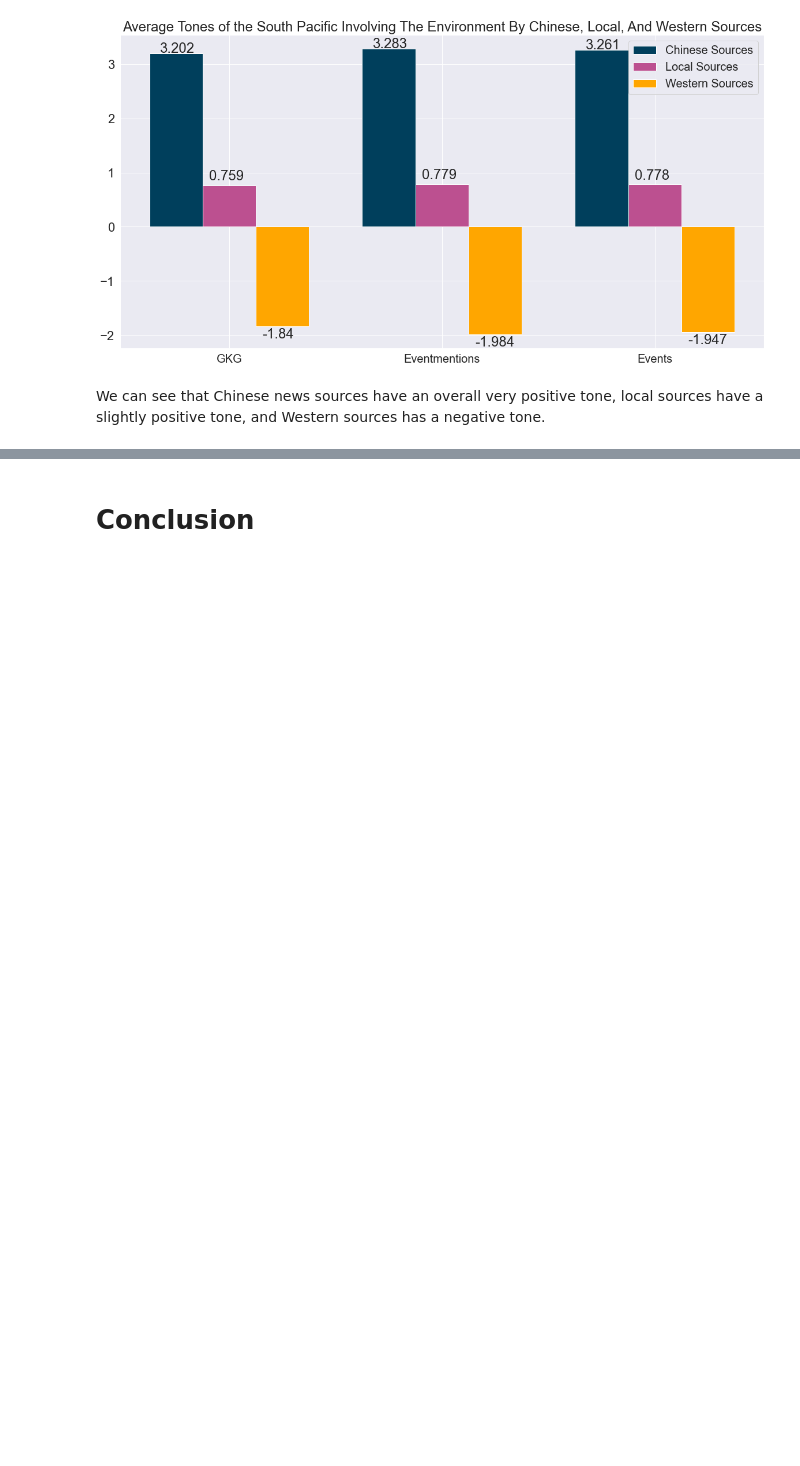
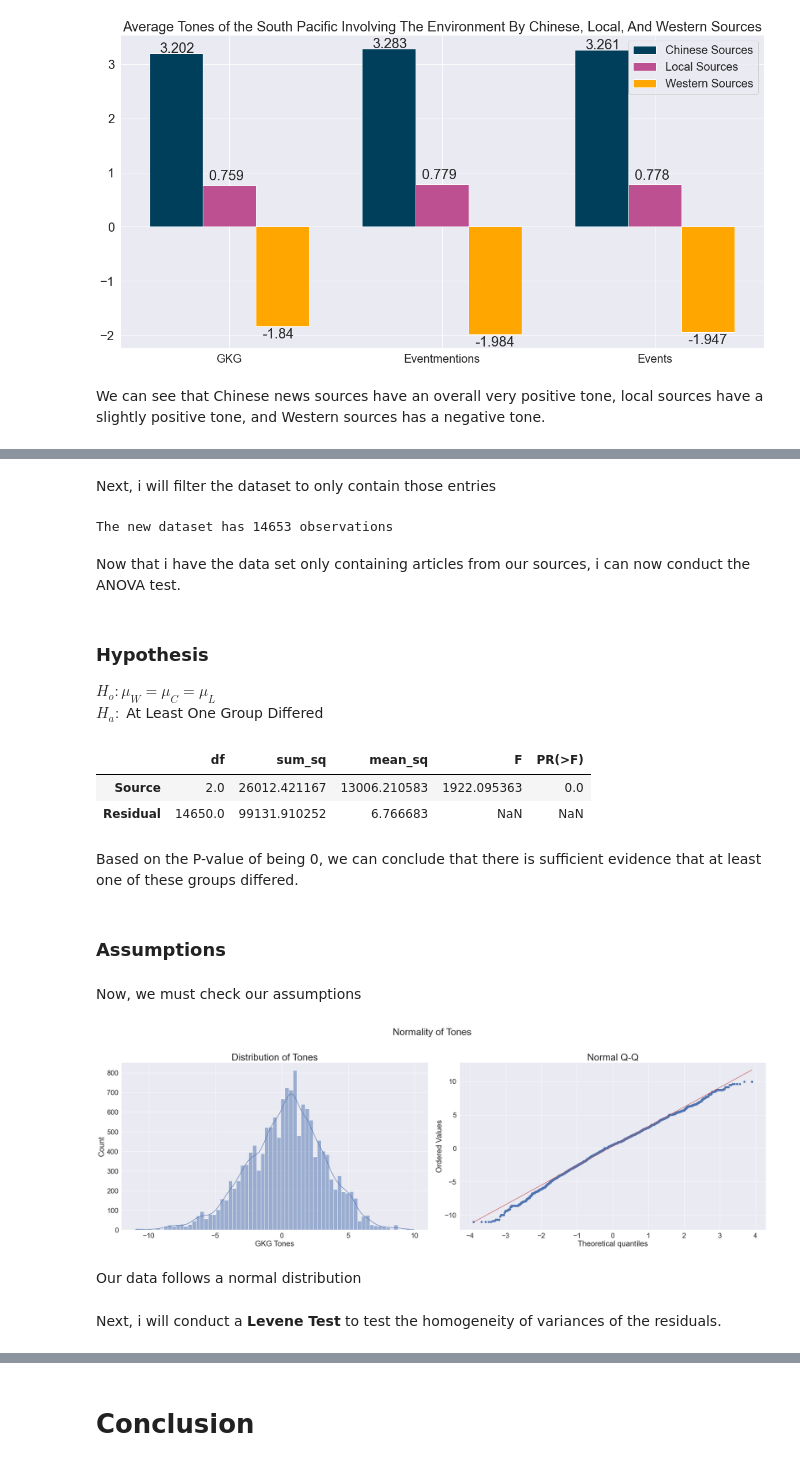
Before and after one commit to dblilienthal/GDELT-Research-In-The-South-Pacific, a Jupyter notebook: GDELT_Final_Report.ipynb, the cells around one changed output, grey strips where cells are left out. Cells and saved outputs as stored; diff of their text form; code cells hidden in the pictures; blank space fills up the shorter version.

Commit message:
Add files via upload
Added statistical analysis of tones

```diff
--- a/GDELT_Final_Report.ipynb
+++ b/GDELT_Final_Report.ipynb
@@ -688,0 +727,17 @@ We can see that Chinese news sources have an overall very positive tone, local s
+# %%
+# Copy the original data set
+df2 = df.copy()
+
+# Create a function to identify each source
+def identifySource(column):
+    if column in western_sources:
+        return 'Western_Source'
+    elif column in chinese_sources:
+        return 'Chinese_Source'
+    elif column in local_sources:
+        return 'Local_Source'
+    else:
+        return None
+
+# Apply the function
+df2['Source'] = df2['SourceCommonName'].apply(identifySource)
@@ -688,0 +758,51 @@ We can see that Chinese news sources have an overall very positive tone, local s
+# %% [markdown]
+Next, i will filter the dataset to only contain those entries
+# %%
+# Create boolean masks of where each of the entries are
+local_mask = (df2['Source'] == 'Local_Source')
+western_mask = (df2['Source'] == 'Western_Source')
+chinese_mask = (df2['Source'] == 'Chinese_Source')
+
+# Replace the old data set with the new filtered one
+df2 = df2[ local_mask | western_mask | chinese_mask].copy()
+print('The new dataset has {} observations'.format(df2.shape[0]))
+# %% [output]
+The new dataset has 14653 observations
+# %% [markdown]
+Now that i have the data set only containing articles from our sources, i can now conduct the ANOVA test.
+# %% [markdown]
+<h3>Hypothesis</h3>
+
+$ H_o: \mu_W = \mu_C = \mu_L $ <br>
+$ H_a: $ At Least One Group Differed
+# %%
+# Fit the model between the GKG tone and the News Source
+mod = ols('V2Tone_New~Source', data=df2).fit()
+aov = sm.stats.anova_lm(mod, type=2)
+aov
+# %% [output]
+|  | df | sum_sq | mean_sq | F | PR(>F) |
+| Source | 2.0 | 26012.421167 | 13006.210583 | 1922.095363 | 0.0 |
+| Residual | 14650.0 | 99131.910252 | 6.766683 | NaN | NaN |
+# %% [markdown]
+Based on the P-value of being 0, we can conclude that there is sufficient evidence that at least one of these groups differed.
+# %% [markdown]
+<h3> Assumptions </h3>
+# %% [markdown]
+Now, we must check our assumptions
+# %%
+fig, axes = plt.subplots(1,2, figsize=(30,10))
+sns.histplot(df2['V2Tone_New'], ax=axes[0], kde=True)
+axes[0].set_title('Distribution of Tones', fontsize=30)
+axes[0].set_xlabel('GKG Tones');
+
+stats.probplot(df2['V2Tone_New'], dist="norm", plot=axes[1])
+axes[1].set_title('Normal Q-Q', fontsize=30)
+plt.suptitle('Normality of Tones',y=1, fontsize=30)
+plt.tight_layout();
+# %% [output]
+[figure, added]
+# %% [markdown]
+Our data follows a normal distribution
+# %% [markdown]
+Next, i will conduct a <b>Levene Test</b> to test the homogeneity of variances of the residuals.
```
Also changed, not shown: parts of 23 cells of this notebook.
